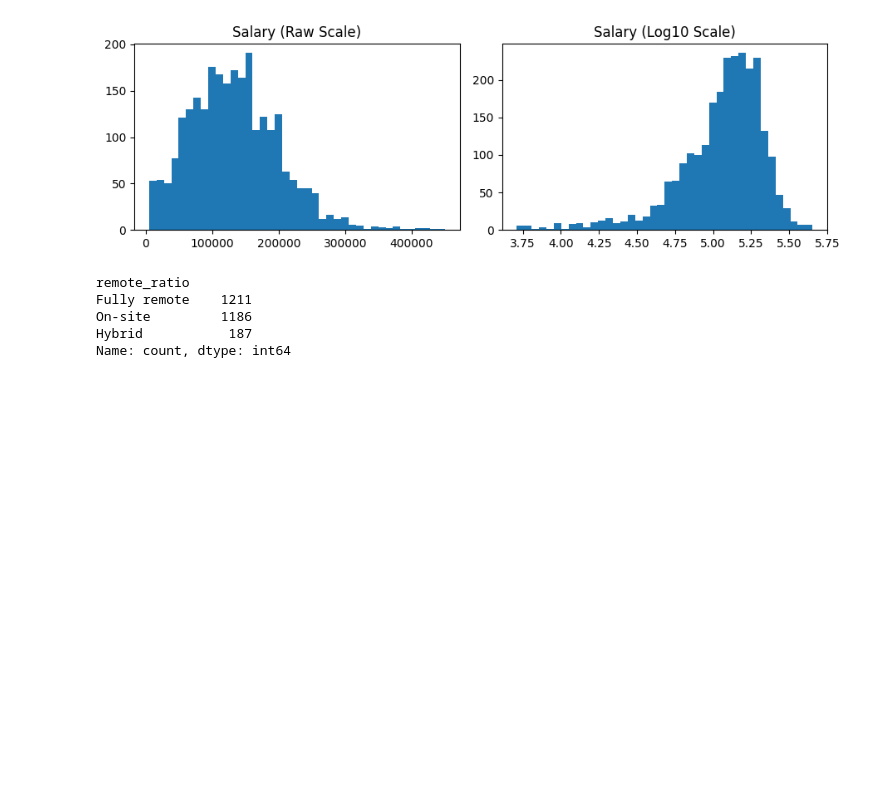
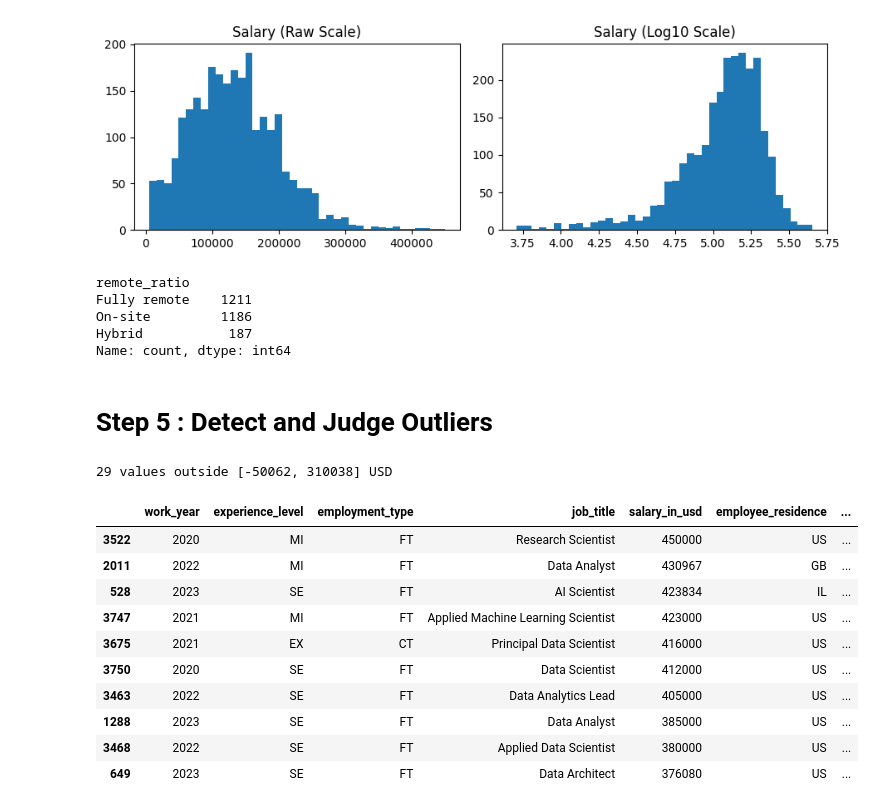
Before and after one commit to aelaraby6/Salary-Predictor, a Jupyter notebook: notebooks/eda.ipynb, the cells around one changed output. Saved outputs shown, nothing was run; the diff lists cells and outputs as text; code cells hidden in the pictures; blank space fills up the shorter version.

```diff
--- a/notebooks/eda.ipynb
+++ b/notebooks/eda.ipynb
@@ -253,3 +253,5 @@ Fully remote    1211
 On-site         1186
 Hybrid           187
 Name: count, dtype: int64
+# %% [markdown]
+# Step 5 : Detect and Judge Outliers
@@ -255,0 +264,27 @@ Name: count, dtype: int64
+# %%
+# Detect salary outliers
+salary = df["salary_in_usd"].dropna()
+
+out, low, high = iqr_outliers(salary)
+
+print(f"{len(out)} values outside [{low:.0f}, {high:.0f}] USD")
+
+# Inspect the actual rows before deciding anything
+display(
+    df.loc[out.index]
+    .sort_values("salary_in_usd", ascending=False)
+    .head(10)
+)
+# %% [output]
+29 values outside [-50062, 310038] USD
+|  | work_year | experience_level | employment_type | job_title | salary_in_usd | employee_residence | ... |
+| 3522 | 2020 | MI | FT | Research Scientist | 450000 | US | ... |
+| 2011 | 2022 | MI | FT | Data Analyst | 430967 | GB | ... |
+| 528 | 2023 | SE | FT | AI Scientist | 423834 | IL | ... |
+| 3747 | 2021 | MI | FT | Applied Machine Learning Scientist | 423000 | US | ... |
+| 3675 | 2021 | EX | CT | Principal Data Scientist | 416000 | US | ... |
+| 3750 | 2020 | SE | FT | Data Scientist | 412000 | US | ... |
+| 3463 | 2022 | SE | FT | Data Analytics Lead | 405000 | US | ... |
+| 1288 | 2023 | SE | FT | Data Analyst | 385000 | US | ... |
+| 3468 | 2022 | SE | FT | Applied Data Scientist | 380000 | US | ... |
+| 649 | 2023 | SE | FT | Data Architect | 376080 | US | ... |
```
Also changed, not shown: parts of 4 cells of this notebook.
